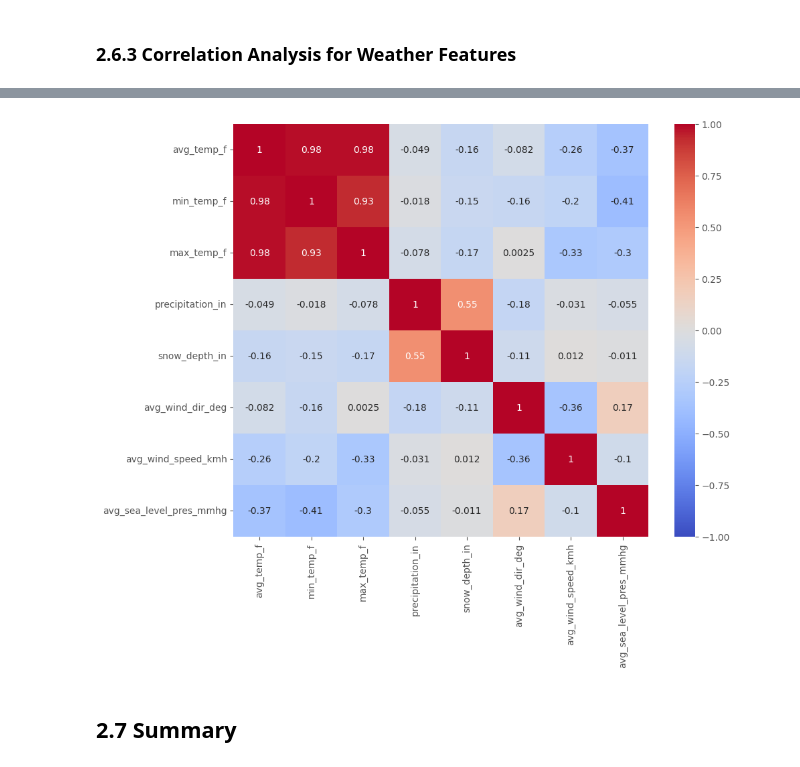
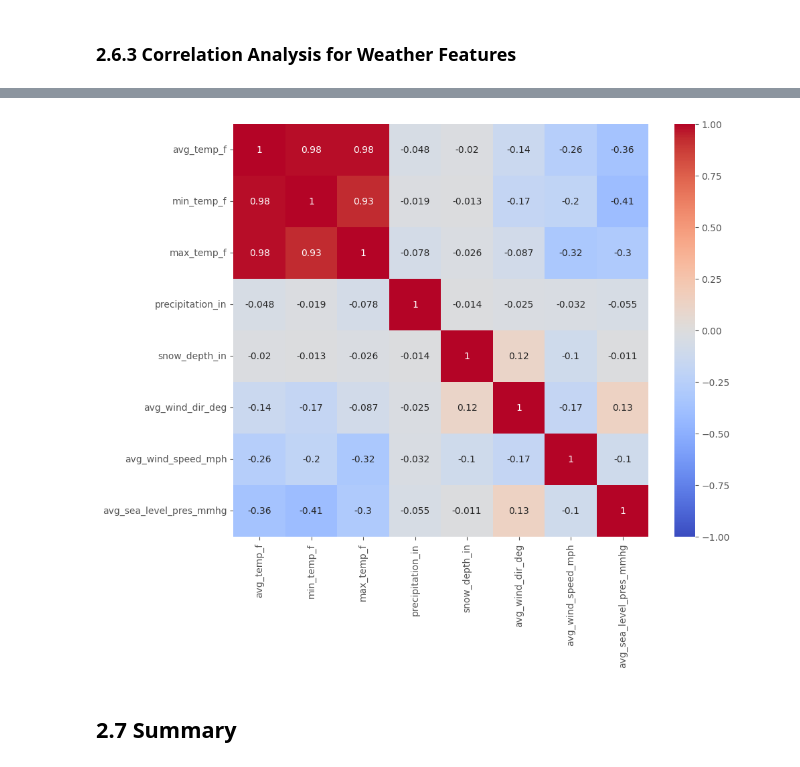
Before and after one commit to christinedbaxter/analyticsCapstone, a Jupyter notebook: notebooks/02_data_preprocessing.ipynb, the cells around one changed output, grey strips where cells are left out. Cells and saved outputs as stored; diff of their text form; code cells hidden in the pictures.

```diff
--- a/notebooks/02_data_preprocessing.ipynb
+++ b/notebooks/02_data_preprocessing.ipynb
@@ -3140,6 +3360,8 @@ dtype: object
 # %%
 # List of columns to convert to int64 data type
-columns_to_convert = ['total_cases', 'total_cases_upper_ci', 'total_cases_lower_ci', 'population']
+columns_to_convert = ['total_cases', 'total_cases_upper_ci', 'total_cases_lower_ci', 'avg_temp_c', 'min_temp_c',
+       'max_temp_c', 'precipitation_mm', 'snow_depth_mm', 'avg_wind_dir_deg', 'avg_wind_speed_kmh', 'avg_sea_level_pres_hpa',
+       'area', 'population']
 
 # Convert the columns to int64 data type
 migraine_weather = migraine_weather.astype({column: 'int64' for column in columns_to_convert})
@@ -3471,17 +3698,17 @@ migraine_weather['max_temp_f'] = migraine_weather['max_temp_c'].apply(celsius_to
 temp_col = migraine_weather.pop('avg_temp_f')
 
 # Insert columns at new position
-migraine_weather.insert(6, 'avg_temp_f', temp_col)
+migraine_weather.insert(7, 'avg_temp_f', temp_col)
 # %%
 # Reorder temperature columns
 temp_col1 = migraine_weather.pop('min_temp_f')
 
 # Insert columns at new position
-migraine_weather.insert(4, 'min_temp_f', temp_col1)
+migraine_weather.insert(9, 'min_temp_f', temp_col1)
 # %%
 # Reorder temperature columns
 temp_col2 = migraine_weather.pop('max_temp_f')
 
 # Insert columns at new position
-migraine_weather.insert(6, 'max_temp_f', temp_col2)
+migraine_weather.insert(9, 'max_temp_f', temp_col2)
 # %%
@@ -3579,13 +3818,13 @@ migraine_weather.to_csv('../data/processed/migraine_weather.csv', index=False)
 # %%
 weather_features = ['avg_temp_f', 'min_temp_f', 'max_temp_f', 'precipitation_in', 'snow_depth_in', 'avg_wind_dir_deg',\
-                     'avg_wind_speed_kmh', 'avg_sea_level_pres_mmhg']
+                     'avg_wind_speed_mph', 'avg_sea_level_pres_mmhg']
 correlation_matrix_weather = migraine_weather[weather_features].corr()
 
 plt.figure(figsize=(10, 8))
 sns.heatmap(correlation_matrix_weather, annot=True, cmap="coolwarm", vmin=-1, vmax=1)
 plt.show()
 # %% [output]
-[figure, old version]
+[figure, new version]
 # %% [markdown]
 ## 2.7 Summary
 # %% [markdown]
```
Also changed, not shown: parts of 86 cells of this notebook, 2 other files.
